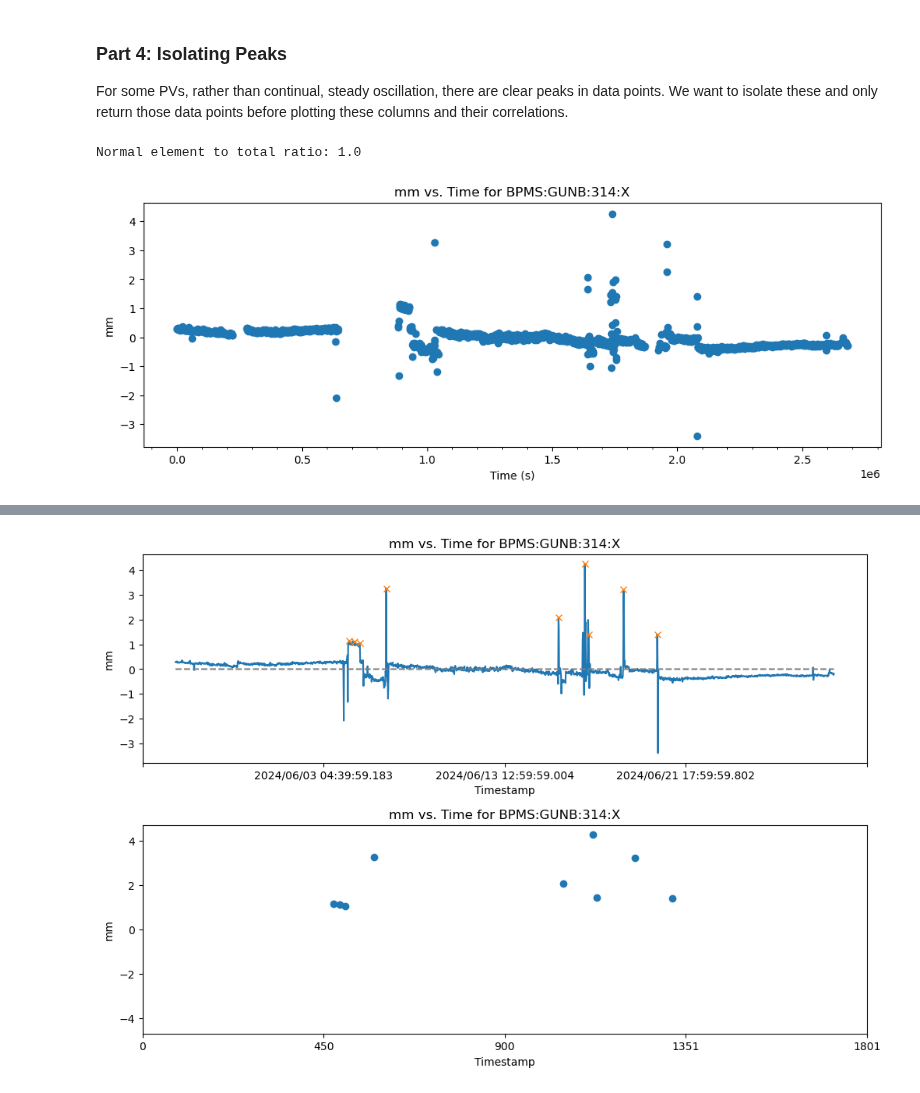
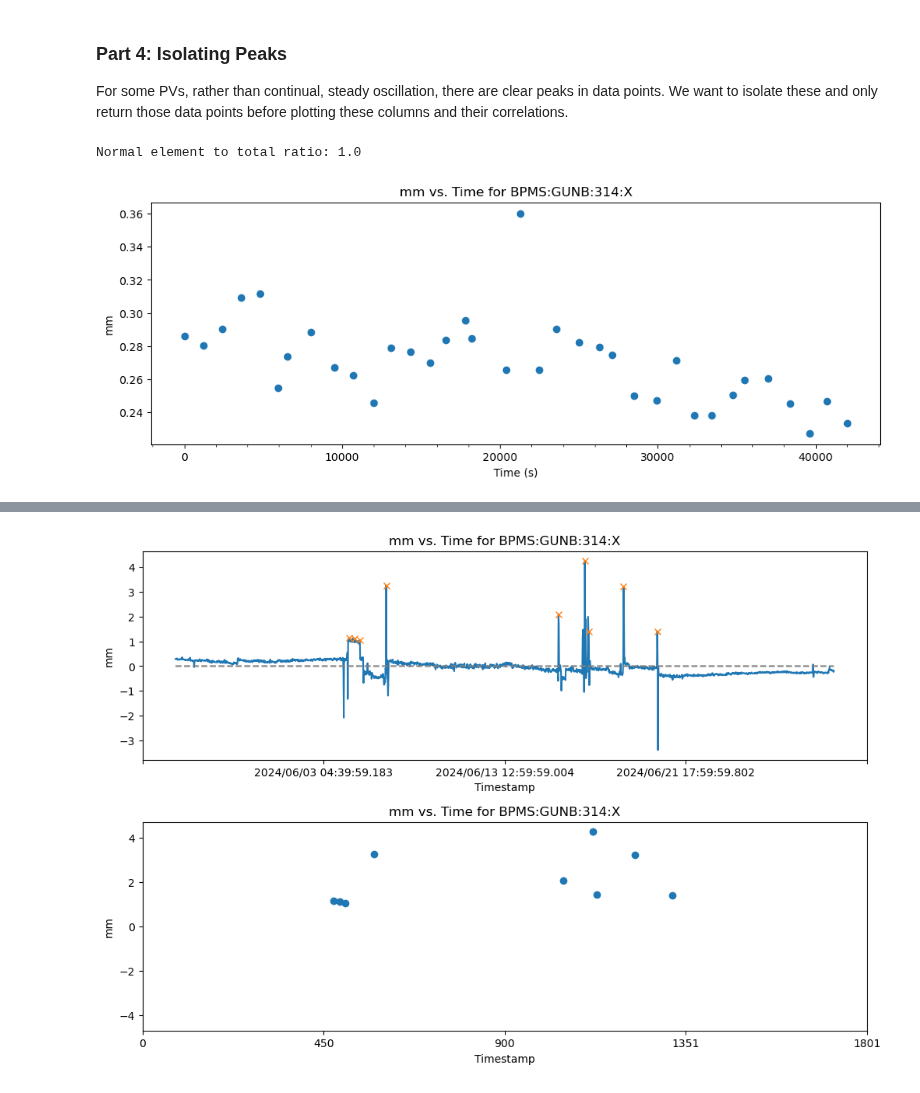
Before and after one commit to jpgtordilla/hombom24, a Jupyter notebook: archive-analysis/archviewer-plots/test-vis/test-vis.ipynb, the cells around one changed output, grey strips where cells are left out. Saved outputs shown, nothing was run; the diff lists cells and outputs as text; code cells hidden in the pictures.

```diff
--- a/archive-analysis/archviewer-plots/test-vis/test-vis.ipynb
+++ b/archive-analysis/archviewer-plots/test-vis/test-vis.ipynb
@@ -211,7 +211,7 @@ NOTE:
 - If needed, a more modular approach can be developed, and it could automate access to the online database through web scraping/automation bots
 # %%
 """Grid plotter helper function for megaplots"""
-def plot_mega(ax, df_name, y_axis_title, i, j, col_ind):
+def plot_mega(ax, df_name, y_axis_title, i, j, col_ind, start, end):
     # df_rows = remove_irrelevant_dates(df_name) # remove irrelevant rows
 
     if col_ind >= len(df_name.columns): # ends execution of for loop if no more columns to render
@@ -220,7 +220,7 @@ def plot_mega(ax, df_name, y_axis_title, i, j, col_ind):
     df_cols = remove_nan_from_col(df_name, df_name.columns[col_ind]) # remove unwanted columns
     df_plot = remove_date(df_cols) # modify timestamp text to only include the hour, min, and sec
 
-    ax[i, j].scatter(df_plot["Timestamp"], df_plot[df_name.columns[col_ind]], s=10)
+    ax[i, j].scatter(df_plot.loc[start:end, ["Timestamp"]]["Timestamp"], df_plot.loc[start:end, [df_name.columns[col_ind]]][df_name.columns[col_ind]], s=10)
     ax[i, j].xaxis.set_major_locator(ticker.LinearLocator(3))
     ax[i, j].xaxis.set_minor_locator(ticker.LinearLocator(0))
     ax[i, j].tick_params(axis='y', which='major', labelsize=8)
@@ -232,14 +232,14 @@ def plot_mega(ax, df_name, y_axis_title, i, j, col_ind):
     ax[i, j].set_title(f"{y_axis_title} vs. Time for {df_name.columns[col_ind]}", {'fontsize': 7})
 
 """Plot of a specific column in a df"""
-def specific_col_plot(df_name, col_name, y_axis_title):
+def specific_col_plot(df_name, col_name, y_axis_title, start, end):
     fig, ax = plt.subplots(figsize=(12, 4))
     print(f"Normal element to total ratio: {get_non_na_ratio(df_name, col_name)}") # get normal/total ratio
     # df_rows = remove_irrelevant_dates(df_name) # remove irrelevant rows
     df_cols = remove_nan_from_col(df_name, col_name) # remove unwanted columns
     df_plot = remove_date(df_cols) # modify timestamp text to only include the hour, min, and sec
 
-    ax.scatter(df_plot["Timestamp"], df_plot[col_name])
+    ax.scatter(df_plot.loc[start:end, ["Timestamp"]]["Timestamp"], df_plot.loc[start:end, [col_name]][col_name])
 
     # x label is always in seconds, but y label must be specified by the user as it is not given in the csv file
     ax.set_xlabel("Time (s)")
@@ -250,7 +250,7 @@ def specific_col_plot(df_name, col_name, y_axis_title):
     ax.xaxis.set_minor_locator(ticker.AutoMinorLocator())
 
 """Megaplot of all the columns from the df"""
-def megaplot_all_cols(df_name, y_axis_title):
+def megaplot_all_cols(df_name, y_axis_title, start, end):
     # want to create a grid of subplots
     col_len = len(df_name.columns) - 1
     dim = int(np.sqrt(col_len))
@@ -260,7 +260,7 @@ def megaplot_all_cols(df_name, y_axis_title):
     col_ind = 1 # track index of the columns in the df that will be cleaned in the for loop
     for i in range(0, dim + 1):
         for j in range(0, dim):
-            plot_mega(ax, df_name, y_axis_title, i, j, col_ind)
+            plot_mega(ax, df_name, y_axis_title, i, j, col_ind, start, end)
             col_ind += 1 # keep track of which column is being plotted
 # %%
 """Plot of a specific correlation between two specific dataframes and their specified columns"""
@@ -335,10 +333,10 @@ def plot_correl_mega(ax, df_y, df_y_col, df_x, i, j, col_ind):
 For some PVs, rather than continual, steady oscillation, there are clear peaks in data points. We want to isolate these and only return those data points before plotting these columns and their correlations.
 # %%
 bpms_gunb_314_x = pd.read_csv("2w-bpms-gunb-314-x.csv")
-specific_col_plot(bpms_gunb_314_x, "BPMS:GUNB:314:X", "mm")
+specific_col_plot(bpms_gunb_314_x, "BPMS:GUNB:314:X", "mm", 0, 35) # plot the first 35 entries
 # %% [output]
 Normal element to total ratio: 1.0
-[figure, old version]
+[figure, new version]
 # %%
 from scipy.signal import find_peaks
 
```
Also changed, not shown: parts of 17 cells of this notebook, 3 other files.
